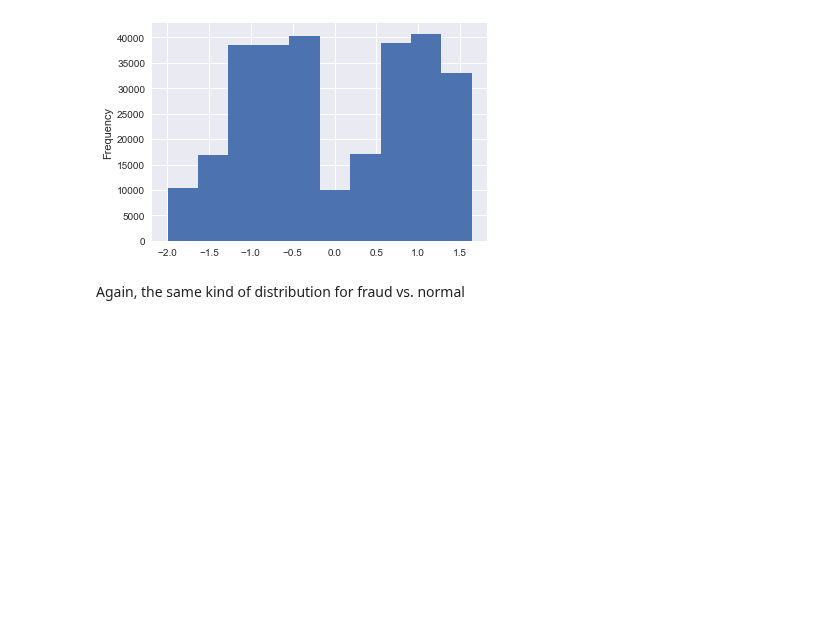
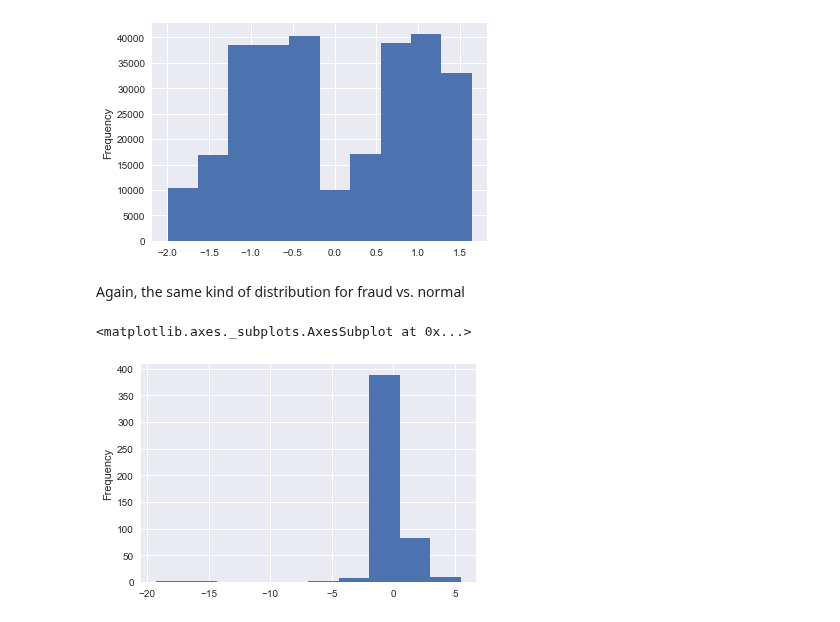
Before and after one commit to sushant2811/CreditCardFraudDetection, a Jupyter notebook: CreditCardFraudDetection.ipynb, the cells around one changed output. Saved outputs shown, nothing was run; the diff lists cells and outputs as text; code cells hidden in the pictures; blank space fills up the shorter version.

Commit message:
Looking at the distribution of features for Normal and Fraud cases

```diff
--- a/CreditCardFraudDetection.ipynb
+++ b/CreditCardFraudDetection.ipynb
@@ -271,3 +271,8 @@ NormalTransaction['normTime'].plot.hist()
 [figure]
 # %% [markdown]
 Again, the same kind of distribution for fraud vs. normal
+# %%
+FraudTransaction['V23'].plot.hist()
+# %% [output]
+<matplotlib.axes._subplots.AxesSubplot at 0x...>
+[figure, added]
```
Also changed, not shown: parts of 6 cells of this notebook.
